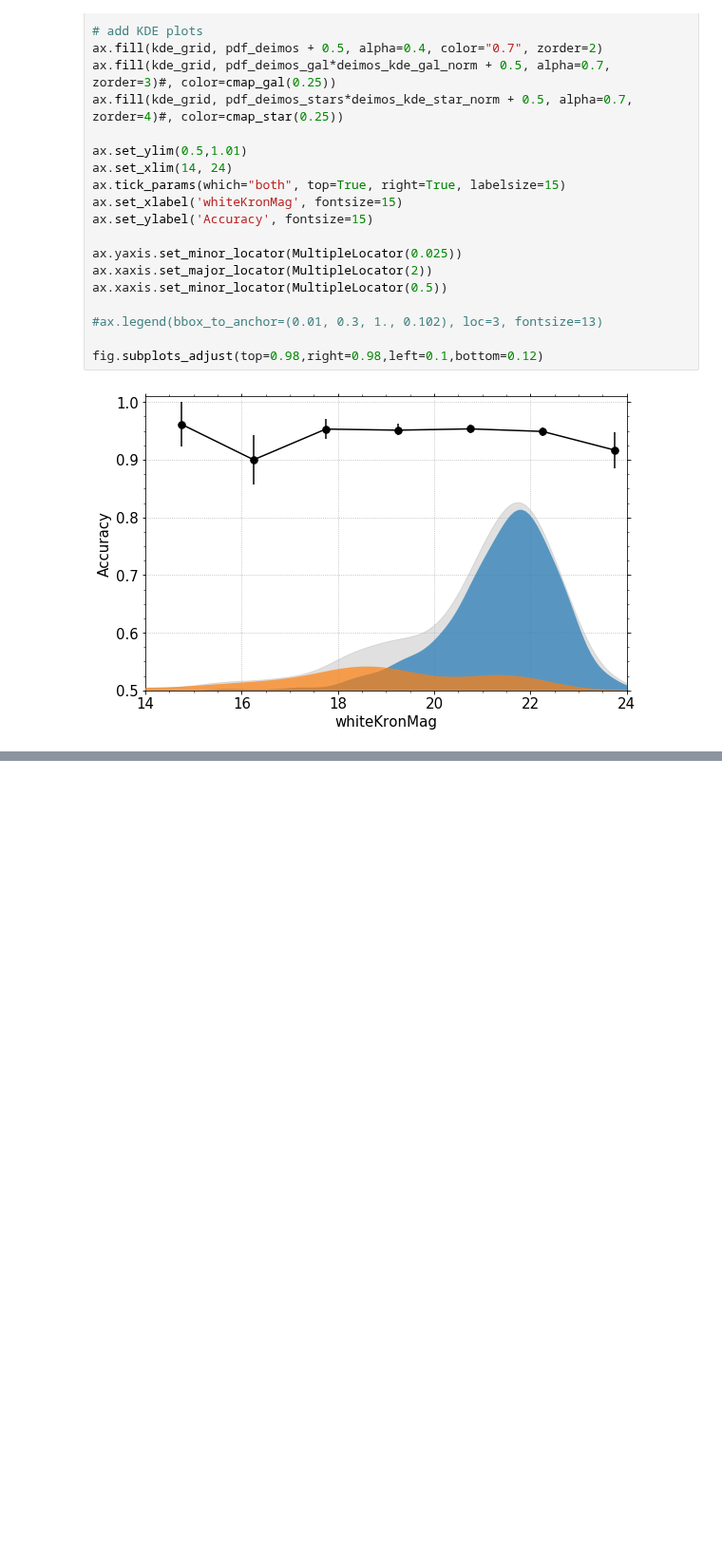
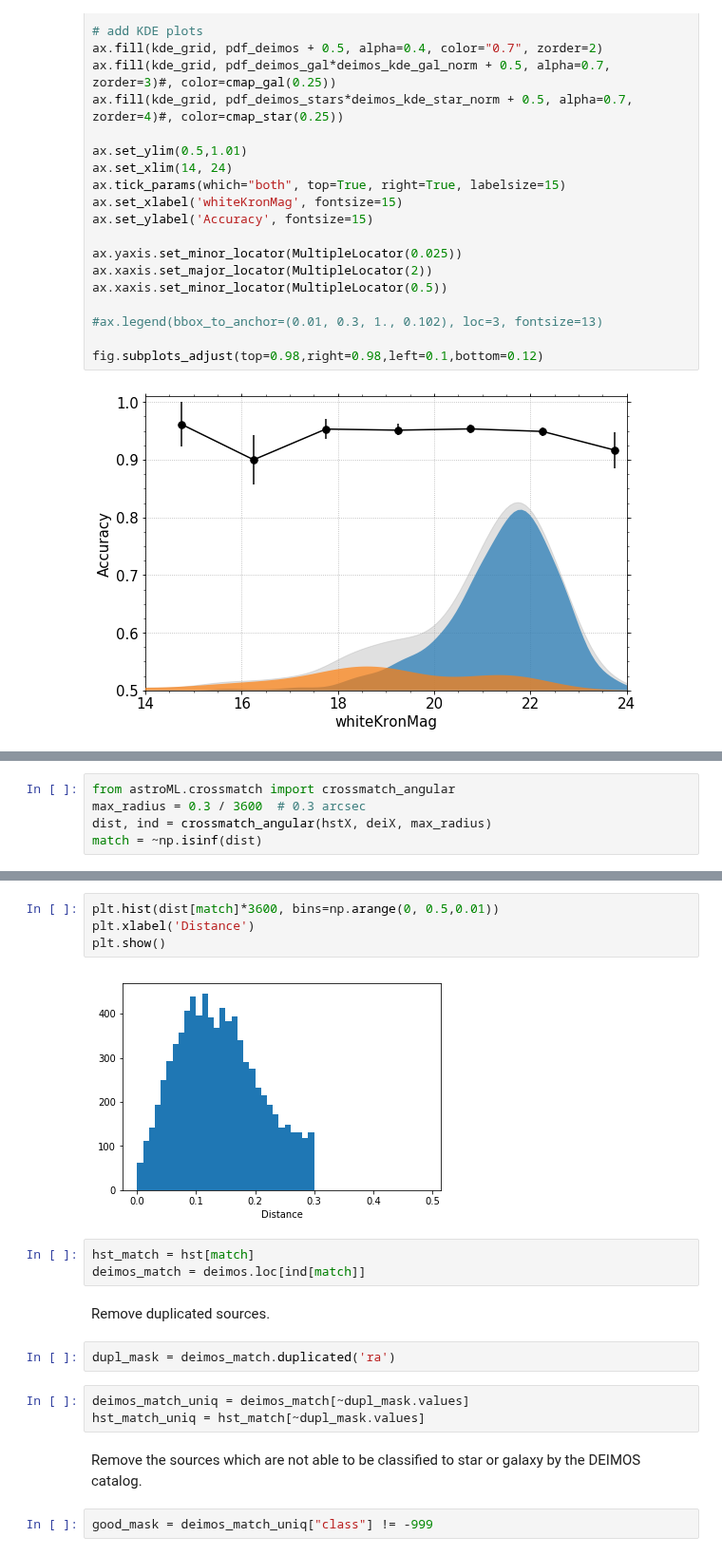
Before and after one commit to adamamiller/PS1_star_galaxy, a Jupyter notebook: PS1casjobs/DEIMOS_COSMOS.ipynb, the cells around one changed output, grey strips where cells are left out. Shown at 95% size. Cells and saved outputs as stored; diff of their text form; blank space fills up the shorter version.

```diff
--- a/PS1casjobs/DEIMOS_COSMOS.ipynb
+++ b/PS1casjobs/DEIMOS_COSMOS.ipynb
@@ -229,0 +268,5 @@ fig.subplots_adjust(top=0.98,right=0.98,left=0.1,bottom=0.12)
+# %%
+from astroML.crossmatch import crossmatch_angular
+max_radius = 0.3 / 3600  # 0.3 arcsec
+dist, ind = crossmatch_angular(hstX, deiX, max_radius)
+match = ~np.isinf(dist)
@@ -229,0 +277,20 @@ fig.subplots_adjust(top=0.98,right=0.98,left=0.1,bottom=0.12)
+# %%
+plt.hist(dist[match]*3600, bins=np.arange(0, 0.5,0.01))
+plt.xlabel('Distance')
+plt.show()
+# %% [output]
+[figure, added]
+# %%
+hst_match = hst[match]
+deimos_match = deimos.loc[ind[match]]
+# %% [markdown]
+Remove duplicated sources.
+# %%
+dupl_mask = deimos_match.duplicated('ra')
+# %%
+deimos_match_uniq = deimos_match[~dupl_mask.values]
+hst_match_uniq = hst_match[~dupl_mask.values]
+# %% [markdown]
+Remove the sources which are not able to be classified to star or galaxy by the DEIMOS catalog.
+# %%
+good_mask = deimos_match_uniq["class"] != -999
```
Also changed, not shown: parts of 23 cells of this notebook.
